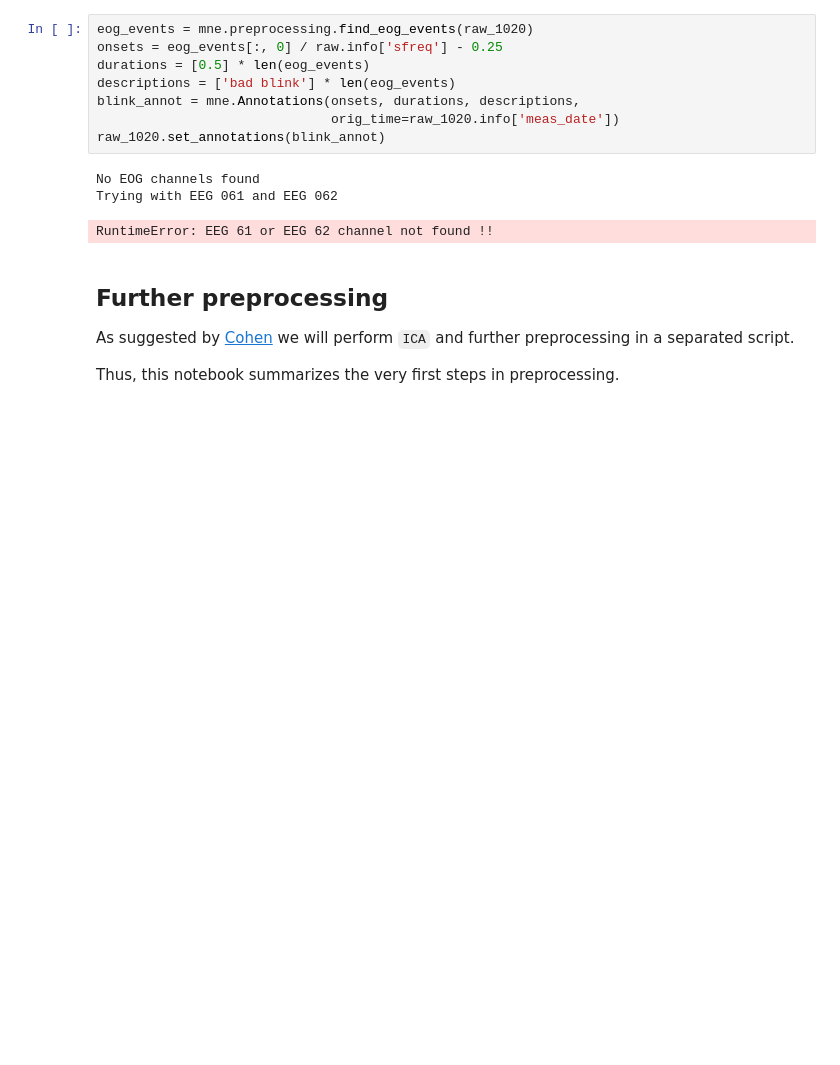
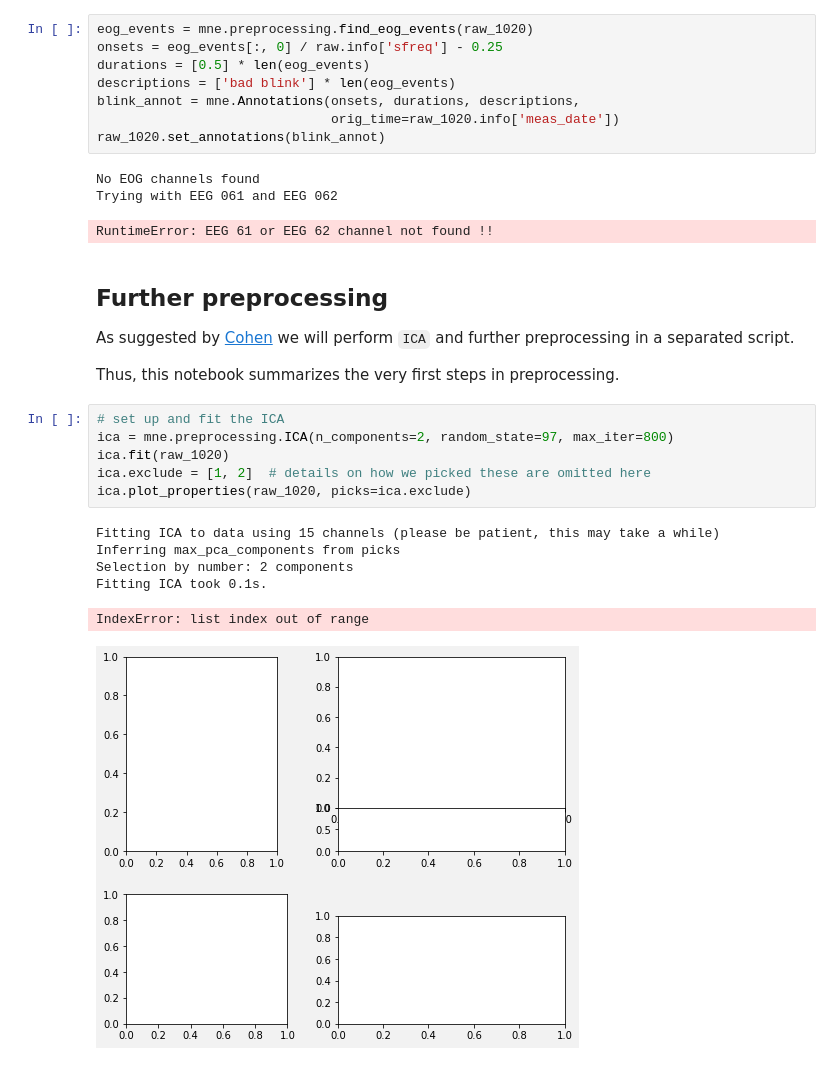
Before and after one commit to rameerez/brain-computer-interfacing, a Jupyter notebook: course/session0-preprocessing.ipynb, the cells around one changed output. Drawn from its saved outputs; the diff is of its cells as text; blank space fills up the shorter version.

```diff
--- a/course/session0-preprocessing.ipynb
+++ b/course/session0-preprocessing.ipynb
@@ -276,3 +282,16 @@ RuntimeError: EEG 61 or EEG 62 channel not found !!
 As suggested by [Cohen](https://www.youtube.com/watch?v=JMB9nZNGVyk) we will perform `ICA` and further preprocessing in a separated script.
 
 Thus, this notebook summarizes the very first steps in preprocessing.
+# %%
+# set up and fit the ICA
+ica = mne.preprocessing.ICA(n_components=2, random_state=97, max_iter=800)
+ica.fit(raw_1020)
+ica.exclude = [1, 2]  # details on how we picked these are omitted here
+ica.plot_properties(raw_1020, picks=ica.exclude)
+# %% [output]
+Fitting ICA to data using 15 channels (please be patient, this may take a while)
+Inferring max_pca_components from picks
+Selection by number: 2 components
+Fitting ICA took 0.1s.
+IndexError: list index out of range
+[figure, added]
```
Also changed, not shown: parts of 10 cells of this notebook, 57 other files.
